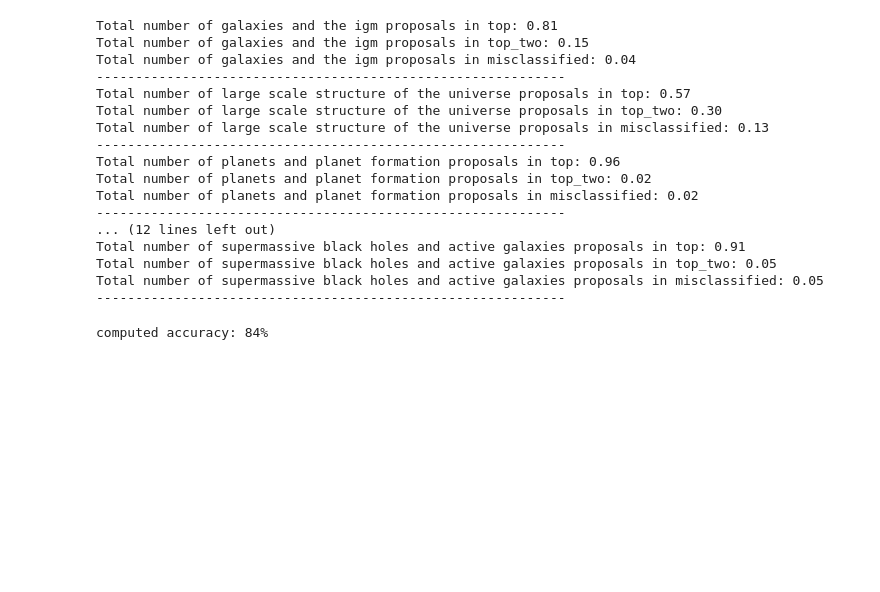
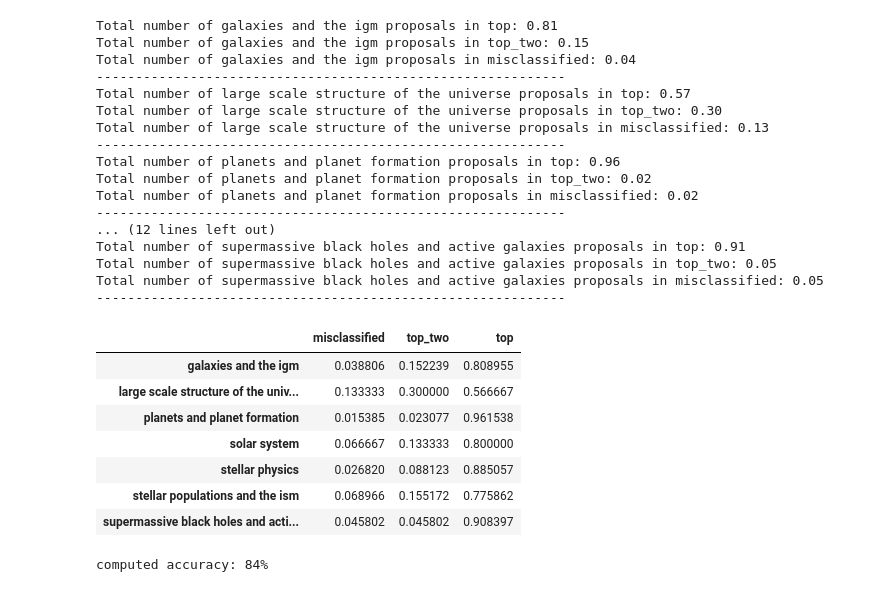
Before and after one commit to nmiles2718/PACMan_dist, a Jupyter notebook: notebooks/howto_training.ipynb, the cells around one changed output. Drawn from its saved outputs; the diff is of its cells as text; code cells hidden in the pictures; blank space fills up the shorter version.

```diff
--- a/notebooks/howto_training.ipynb
+++ b/notebooks/howto_training.ipynb
@@ -233,6 +229,17 @@ Total number of supermassive black holes and active galaxies proposals in top: 0
 Total number of supermassive black holes and active galaxies proposals in top_two: 0.05
 Total number of supermassive black holes and active galaxies proposals in misclassified: 0.05
 ------------------------------------------------------------
+# %%
+pacman_analyzing.computed_accuracy
+# %% [output]
+|  | misclassified | top_two | top |
+| galaxies and the igm | 0.038806 | 0.152239 | 0.808955 |
+| large scale structure of the univ... | 0.133333 | 0.300000 | 0.566667 |
+| planets and planet formation | 0.015385 | 0.023077 | 0.961538 |
+| solar system | 0.066667 | 0.133333 | 0.800000 |
+| stellar physics | 0.026820 | 0.088123 | 0.885057 |
+| stellar populations and the ism | 0.068966 | 0.155172 | 0.775862 |
+| supermassive black holes and acti... | 0.045802 | 0.045802 | 0.908397 |
 # %%
 print(f"computed accuracy: {pacman_analyzing.computed_accuracy['top'].sum()/pacman_analyzing.computed_accuracy.sum().sum():.0%}")
 # %% [output]
```
Also changed, not shown: parts of 17 cells of this notebook.
